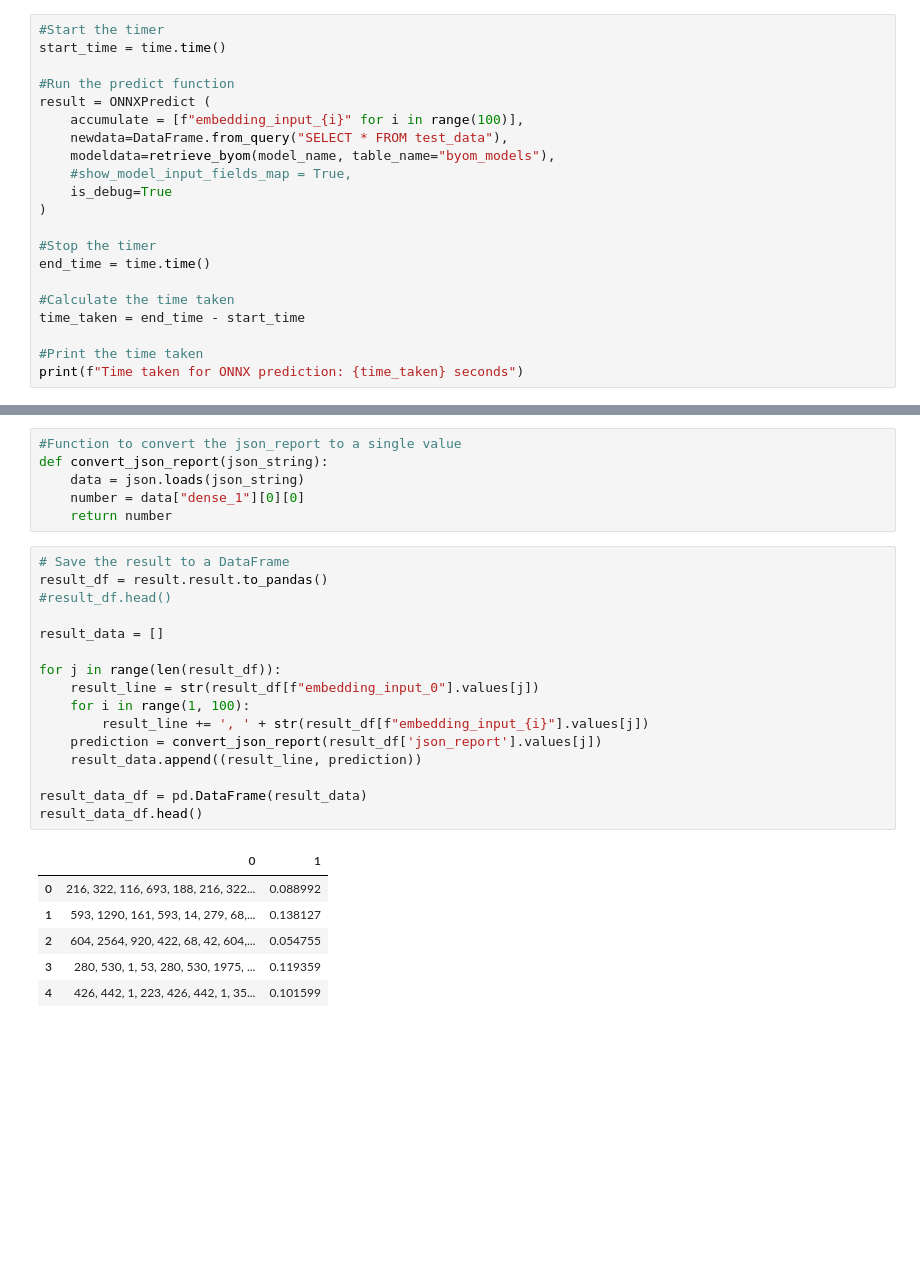
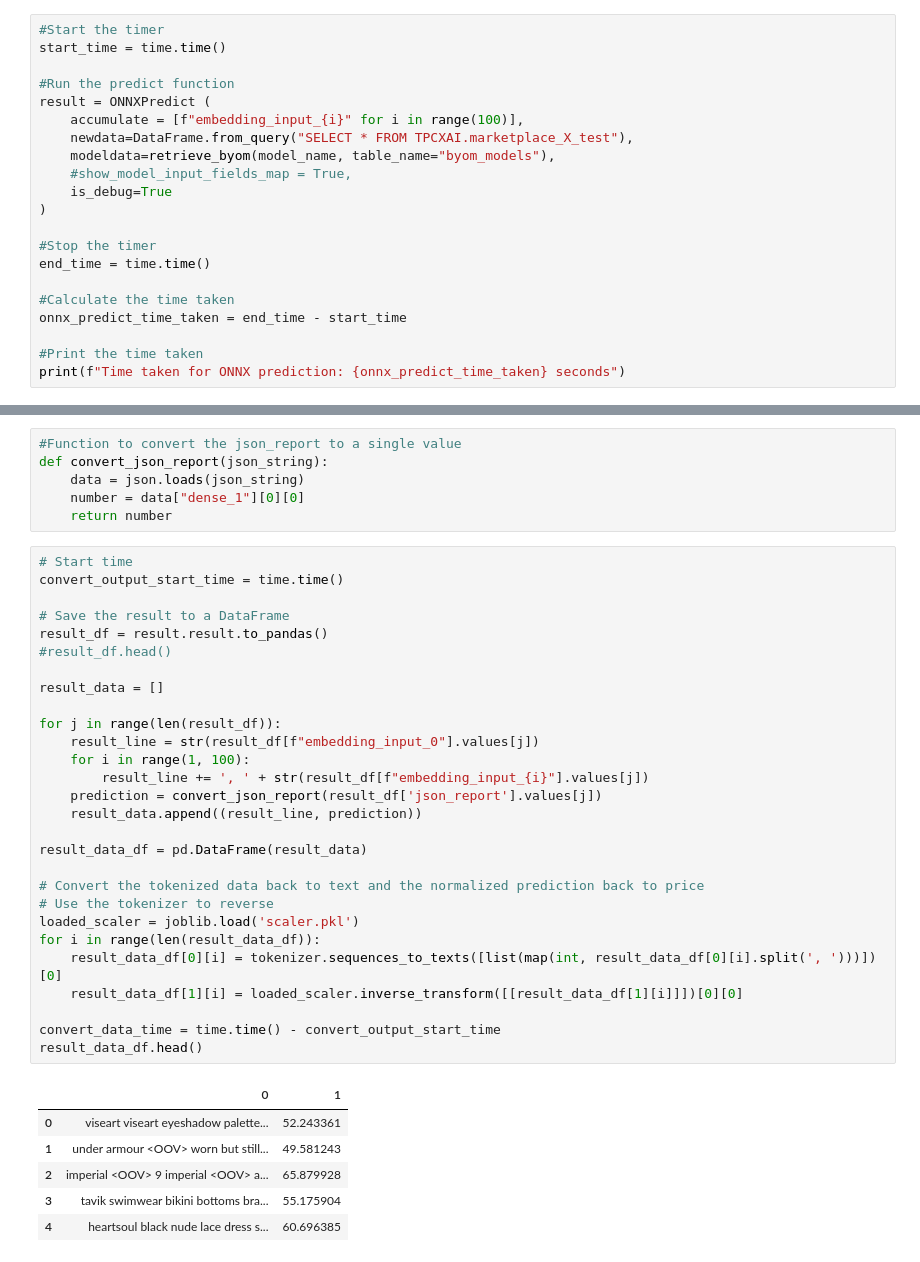
Before and after one commit to Teradata/vector-store-examples, a Jupyter notebook: In_DB_Analytics_Functions/UseCase05/UseCase5-PricePrediction.ipynb, the cells around one changed output, grey strips where cells are left out. Cells and saved outputs as stored; diff of their text form; blank space fills up the shorter version.

```diff
--- a/In_DB_Analytics_Functions/UseCase05/UseCase5-PricePrediction.ipynb
+++ b/In_DB_Analytics_Functions/UseCase05/UseCase5-PricePrediction.ipynb
@@ -314,7 +311,7 @@ start_time = time.time()
 #Run the predict function
 result = ONNXPredict (
     accumulate = [f"embedding_input_{i}" for i in range(100)],
-    newdata=DataFrame.from_query("SELECT * FROM test_data"),
+    newdata=DataFrame.from_query("SELECT * FROM TPCXAI.marketplace_X_test"),
     modeldata=retrieve_byom(model_name, table_name="byom_models"),
     #show_model_input_fields_map = True,
     is_debug=True
@@ -324,8 +321,8 @@ result = ONNXPredict (
 end_time = time.time()
 
 #Calculate the time taken
-time_taken = end_time - start_time
+onnx_predict_time_taken = end_time - start_time
 
 #Print the time taken
-print(f"Time taken for ONNX prediction: {time_taken} seconds")
+print(f"Time taken for ONNX prediction: {onnx_predict_time_taken} seconds")
 # %% [output]
@@ -353,25 +350,37 @@ def convert_json_report(json_string):
     number = data["dense_1"][0][0]
     return number
 # %%
+# Start time
+convert_output_start_time = time.time()
+
 # Save the result to a DataFrame
 result_df = result.result.to_pandas()
 #result_df.head()
 
 result_data = []
 
 for j in range(len(result_df)):
     result_line = str(result_df[f"embedding_input_0"].values[j])
     for i in range(1, 100):
         result_line += ', ' + str(result_df[f"embedding_input_{i}"].values[j])
     prediction = convert_json_report(result_df['json_report'].values[j])
     result_data.append((result_line, prediction))
 
 result_data_df = pd.DataFrame(result_data)
+
+# Convert the tokenized data back to text and the normalized prediction back to price
+# Use the tokenizer to reverse
+loaded_scaler = joblib.load('scaler.pkl')
+for i in range(len(result_data_df)):
+    result_data_df[0][i] = tokenizer.sequences_to_texts([list(map(int, result_data_df[0][i].split(', ')))])[0]
+    result_data_df[1][i] = loaded_scaler.inverse_transform([[result_data_df[1][i]]])[0][0]
+
+convert_data_time = time.time() - convert_output_start_time
 result_data_df.head()
 # %% [output]
 |  | 0 | 1 |
-| 0 | 216, 322, 116, 693, 188, 216, 322... | 0.088992 |
-| 1 | 593, 1290, 161, 593, 14, 279, 68,... | 0.138127 |
-| 2 | 604, 2564, 920, 422, 68, 42, 604,... | 0.054755 |
-| 3 | 280, 530, 1, 53, 280, 530, 1975, ... | 0.119359 |
-| 4 | 426, 442, 1, 223, 426, 442, 1, 35... | 0.101599 |
+| 0 | viseart viseart eyeshadow palette... | 52.243361 |
+| 1 | under armour <OOV> worn but still... | 49.581243 |
+| 2 | imperial <OOV> 9 imperial <OOV> a... | 65.879928 |
+| 3 | tavik swimwear bikini bottoms bra... | 55.175904 |
+| 4 | heartsoul black nude lace dress s... | 60.696385 |
```
Also changed, not shown: parts of 14 cells of this notebook.
